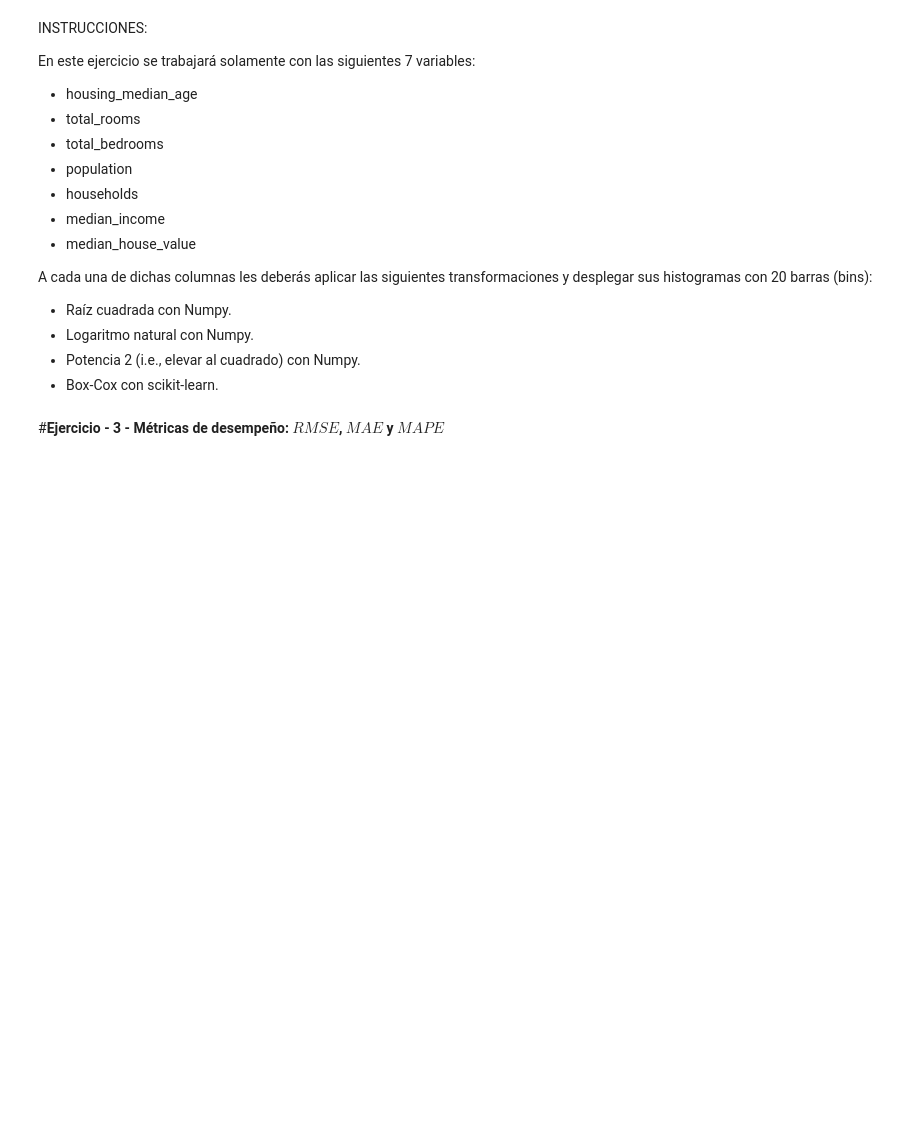
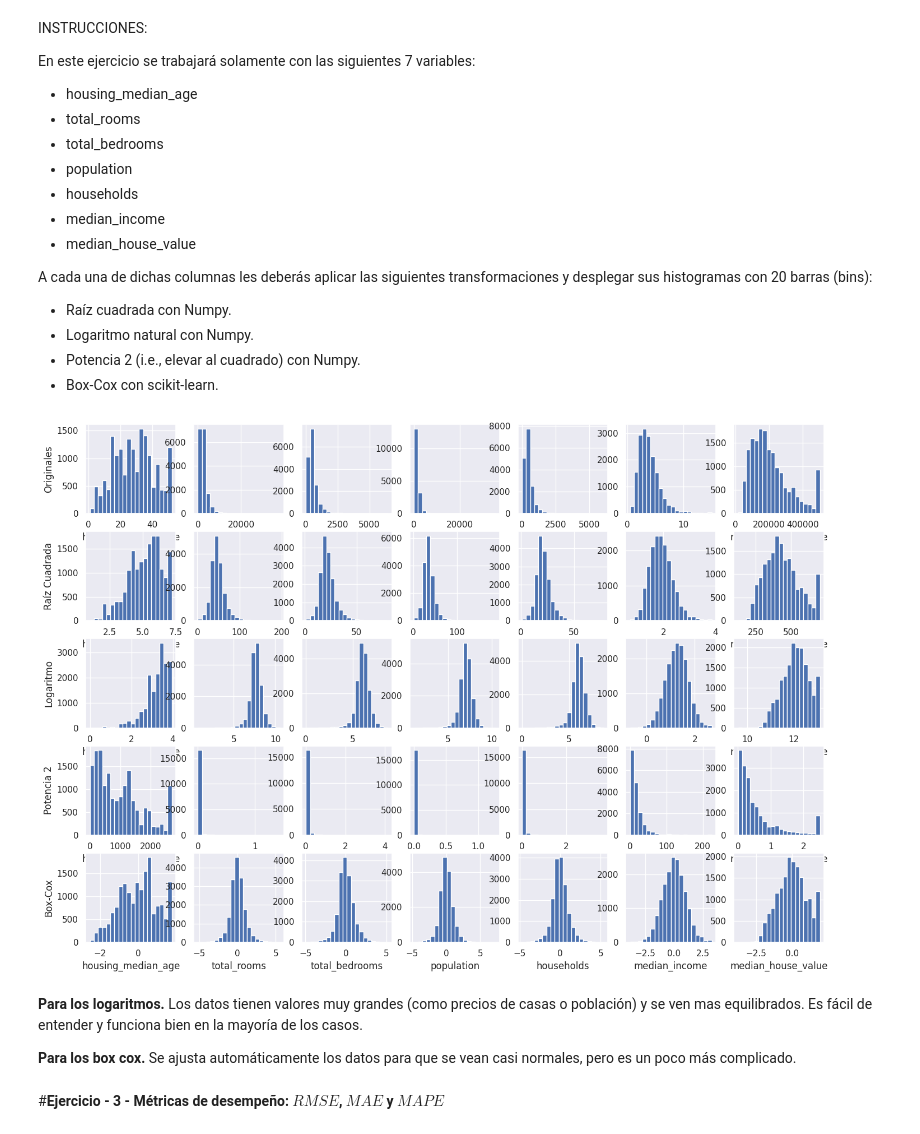
Before and after one commit to IvanHG-OffSec/SemilleroIA, a Jupyter notebook: Semillero_IANLP_clase_2_Actividad.ipynb, the cells around one changed output. Drawn from its saved outputs; the diff is of its cells as text; code cells hidden in the pictures; blank space fills up the shorter version.

```diff
--- a/Semillero_IANLP_clase_2_Actividad.ipynb
+++ b/Semillero_IANLP_clase_2_Actividad.ipynb
@@ -124,6 +106,9 @@ A cada una de dichas columnas les deberás aplicar las siguientes transformacion
 *   Potencia 2 (i.e., elevar al cuadrado) con Numpy.
 *   Box-Cox con scikit-learn.
 # %%
+import seaborn as sns
+import matplotlib.pyplot as plt
+from scipy import stats
 
 # Lista de los nombres de las 7 variables que trabajaremos en este ejercicio.
 variables_a_transformar = ['housing_median_age','total_rooms','total_bedrooms','population','households','median_income','median_house_value']
@@ -145,8 +130,8 @@ for k in range(0,7):
     # Datos originales ---------------------------------------------------------
     plt.subplot(5,7,k+1)
 
-    Transf0 = None          #  En esta línea se debe asignar a Transf0 los valores de cada variable "k" sin transformar.
-    None                    #  En este línea agrega el comando para obtener el histograma de Transf0 con 20 barras (bins).
+    Transf0 = misdatos[variables_a_transformar[k]]          #  En esta línea se debe asignar a Transf0 los valores de cada variable "k" sin transformar.
+    plt.hist(Transf0, bins=20)                    #  En este línea agrega el comando para obtener el histograma de Transf0 con 20 barras (bins).
 
 
     plt.xlabel(variables_a_transformar[k])
@@ -158,8 +143,8 @@ for k in range(0,7):
     # Datos transformados con raíz cuadrada ------------------------------------
     plt.subplot(5,7,k+8)
 
-    Transf1 = None          #  En esta línea se debe aplicar la raíz cuadrada a los valores de cada variable "k" sin transformar.
-    None                    #  En este línea agrega el comando para obtener el histograma de Transf1 con 20 barras (bins).
+    Transf1 = np.sqrt(Transf0)          #  En esta línea se debe aplicar la raíz cuadrada a los valores de cada variable "k" sin transformar.
+    plt.hist(Transf1, bins=20)                    #  En este línea agrega el comando para obtener el histograma de Transf1 con 20 barras (bins).
 
 
     plt.xlabel(variables_a_transformar[k])
@@ -171,45 +156,54 @@ for k in range(0,7):
     # Datos transformados con logaritmo natural --------------------------------
     plt.subplot(5,7,k+15)
 
-    Transf2 = None          #  En esta línea se debe aplicar el logaritmo natural a los valores de cada variable "k" sin transformar.
-    None                    #  En este línea agrega el comando para obtener el histograma de Transf2 con 20 barras (bins).
+    Transf2 = np.log(Transf0)          #  En esta línea se debe aplicar el logaritmo natural a los valores de cada variable "k" sin transformar.
+    plt.hist(Transf2, bins=20)                   #  En este línea agrega el comando para obtener el histograma de Transf2 con 20 barras (bins).
 
 
     plt.xlabel(variables_a_transformar[k])
     if k==0:
       plt.ylabel('Logaritmo')
 
 
 
     # Datos transformados con la potencia de 2 ---------------------------------
     plt.subplot(5,7,k+22)
 
-    Transf3 = None          #  En esta línea debes elevar al cuadrado los valores de cada variable "k" sin transformar.
-    None                    #  En este línea agrega el comando para obtener el histograma de Transf3 con 20 barras (bins).
+    Transf3 = np.power(Transf0,2)          #  En esta línea debes elevar al cuadrado los valores de cada variable "k" sin transformar.
+    plt.hist(Transf3, bins=20)                     #  En este línea agrega el comando para obtener el histograma de Transf3 con 20 barras (bins).
 
 
     plt.xlabel(variables_a_transformar[k])
     if k==0:
       plt.ylabel('Potencia 2')
 
 
     # Datos transformados con Box-Cox ------------------------------------------
     plt.subplot(5,7,k+29)
 
-    Transf4 = None          #  En esta línea se debe aplicar la transformación Box-Cox a los valores de cada variable "k" sin transformar.
-    None                    #  En este línea agrega el comando para obtener el histograma de Transf4 con 20 barras (bins).
+    Transf4 = power_transform(np.array(misdatos[variables_a_transformar[k]]).reshape(-1,1),method = "box-cox")
+    #  En esta línea se debe aplicar la transformación Box-Cox a los valores de cada variable "k" sin transformar.
+    plt.hist(Transf4, bins=20)                    #  En este línea agrega el comando para obtener el histograma de Transf4 con 20 barras (bins).
 
 
     plt.xlabel(variables_a_transformar[k])
     if k==0:
       plt.ylabel('Box-Cox')
 
     # TERMINA LA SECCIÓN PARA AGREGAR CÓDIGO.
     ################################################################################################################
 
 
 
 plt.show()
+# %% [output]
+[figure, added]
+# %% [markdown]
+**Para los logaritmos.**
+Los datos tienen valores muy grandes (como precios de casas o población) y se ven mas equilibrados. Es fácil de entender y funciona bien en la mayoría de los casos.
+
+**Para los box cox.**
+Se ajusta automáticamente los datos para que se vean casi normales, pero es un poco más complicado.
 # %% [markdown]
 #**Ejercicio - 3 - Métricas de desempeño: $RMSE$, $MAE$ y $MAPE$**
 # %% [markdown]
```
Also changed, not shown: parts of 6 cells of this notebook.
